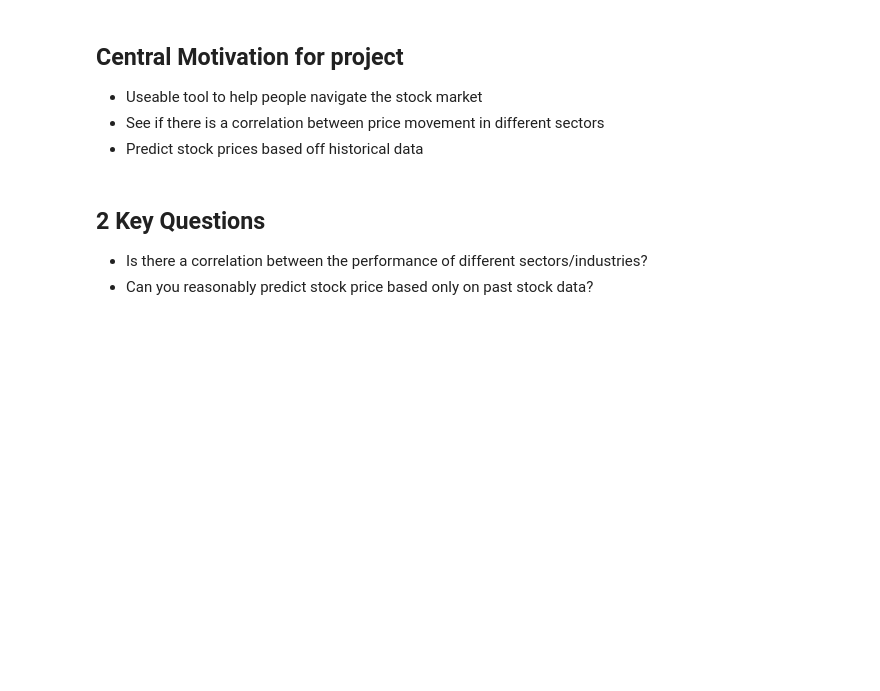
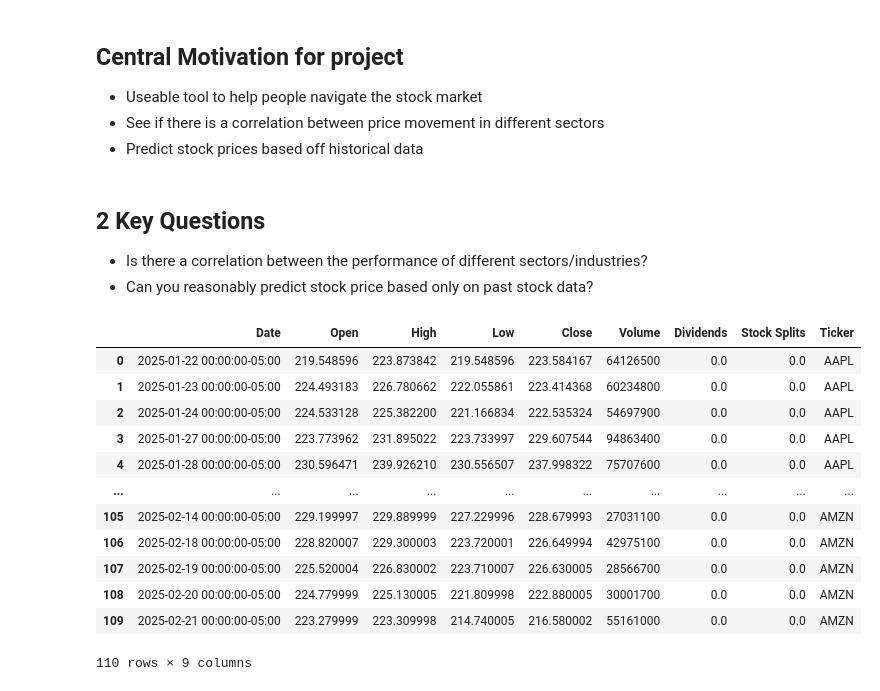
Before and after one commit to NiamBashambu/ds3000final, a Jupyter notebook: phase2.ipynb, the cells around one changed output. Cells and saved outputs as stored; diff of their text form; code cells hidden in the pictures; blank space fills up the shorter version.

Commit message:
mkaing a basic for list for the tickers

```diff
--- a/phase2.ipynb
+++ b/phase2.ipynb
@@ -75,3 +75,31 @@ plt.show()
 ## 2 Key Questions
 - Is there a correlation between the performance of different sectors/industries?
 - Can you reasonably predict stock price based only on past stock data?
+# %%
+tickers = ["AAPL", "GOOGL", "MSFT", "TSLA", "AMZN"]
+
+data_list = []
+
+for ticker in tickers:
+    stock = yf.Ticker(ticker)
+    hist = stock.history(period="1mo")
+    hist["Ticker"] = ticker
+    data_list.append(hist)
+
+df = pd.concat(data_list)
+df.reset_index(inplace=True)
+df
+# %% [output]
+|  | Date | Open | High | Low | Close | Volume | Dividends | Stock Splits | Ticker |
+| 0 | 2025-01-22 00:00:00-05:00 | 219.548596 | 223.873842 | 219.548596 | 223.584167 | 64126500 | 0.0 | 0.0 | AAPL |
+| 1 | 2025-01-23 00:00:00-05:00 | 224.493183 | 226.780662 | 222.055861 | 223.414368 | 60234800 | 0.0 | 0.0 | AAPL |
+| 2 | 2025-01-24 00:00:00-05:00 | 224.533128 | 225.382200 | 221.166834 | 222.535324 | 54697900 | 0.0 | 0.0 | AAPL |
+| 3 | 2025-01-27 00:00:00-05:00 | 223.773962 | 231.895022 | 223.733997 | 229.607544 | 94863400 | 0.0 | 0.0 | AAPL |
+| 4 | 2025-01-28 00:00:00-05:00 | 230.596471 | 239.926210 | 230.556507 | 237.998322 | 75707600 | 0.0 | 0.0 | AAPL |
+| ... | ... | ... | ... | ... | ... | ... | ... | ... | ... |
+| 105 | 2025-02-14 00:00:00-05:00 | 229.199997 | 229.889999 | 227.229996 | 228.679993 | 27031100 | 0.0 | 0.0 | AMZN |
+| 106 | 2025-02-18 00:00:00-05:00 | 228.820007 | 229.300003 | 223.720001 | 226.649994 | 42975100 | 0.0 | 0.0 | AMZN |
+| 107 | 2025-02-19 00:00:00-05:00 | 225.520004 | 226.830002 | 223.710007 | 226.630005 | 28566700 | 0.0 | 0.0 | AMZN |
+| 108 | 2025-02-20 00:00:00-05:00 | 224.779999 | 225.130005 | 221.809998 | 222.880005 | 30001700 | 0.0 | 0.0 | AMZN |
+| 109 | 2025-02-21 00:00:00-05:00 | 223.279999 | 223.309998 | 214.740005 | 216.580002 | 55161000 | 0.0 | 0.0 | AMZN |
+110 rows × 9 columns
```
